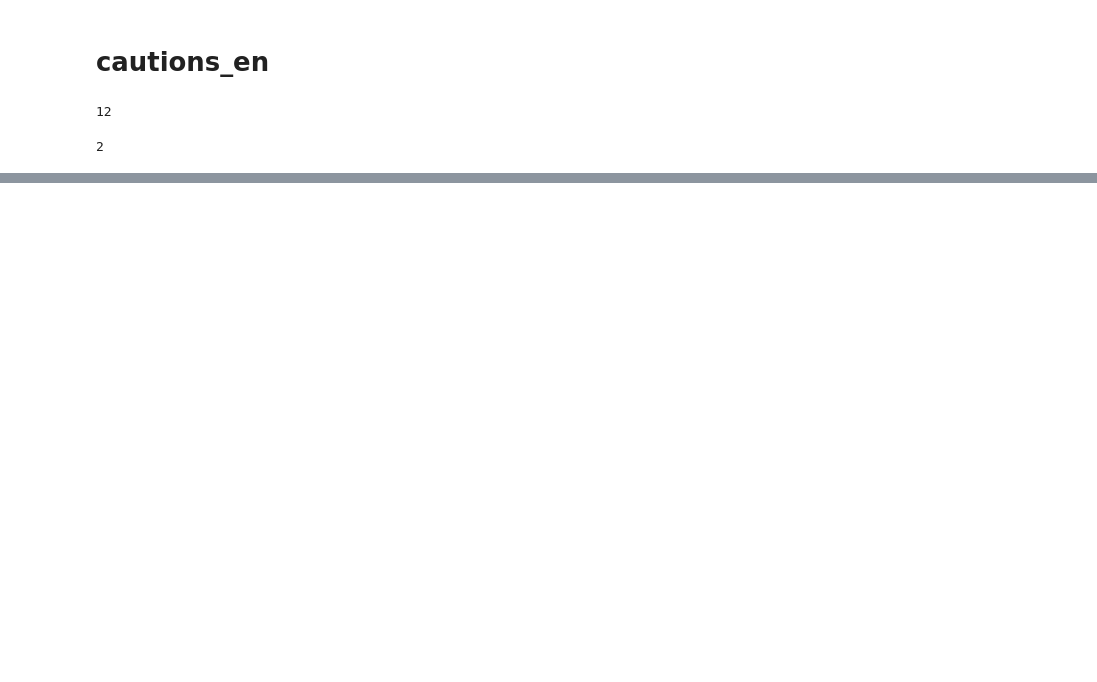
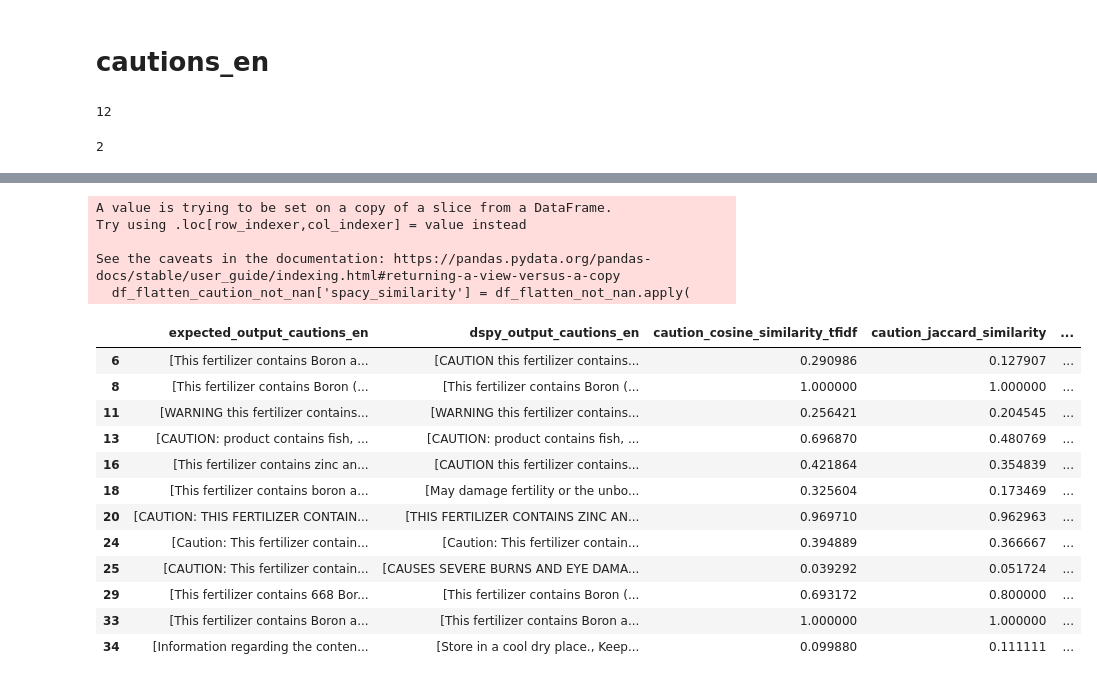
Before and after one commit to ai-cfia/fertiscan-pipeline, a Jupyter notebook: notebooks/metric.ipynb, the cells around one changed output, grey strips where cells are left out. Cells and saved outputs as stored; diff of their text form; code cells hidden in the pictures; blank space fills up the shorter version.

```diff
--- a/notebooks/metric.ipynb
+++ b/notebooks/metric.ipynb
@@ -888,0 +1056,14 @@ df_flatten[df_flatten['expected_output_cautions_en'] != df_flatten['dspy_output_
+# %%
+df_flatten_caution_not_nan = df_flatten[(df_flatten['expected_output_cautions_en'].notna()) & (df_flatten['dspy_output_cautions_en'].notna())]
+
+caution_tfidf = TfidfVectorizer()
+caution_tfidf_matrix = caution_tfidf.fit_transform(df_flatten_caution_not_nan['preprocessed_expected_output_cautions_en'] + df_flatten_caution_not_nan['preprocessed_dspy_output_cautions_en'])
+
+caution_cosine_sim = []
+for i, row in df_flatten_caution_not_nan.iterrows():
+    vec1 = caution_tfidf.transform([row['preprocessed_expected_output_cautions_en']])
+    vec2 = caution_tfidf.transform([row['preprocessed_dspy_output_cautions_en']])
+    similarity = cosine_similarity(vec1, vec2)[0][0]
+    caution_cosine_sim.append(similarity)
+
+df_flatten_caution_not_nan['caution_cosine_similarity_tfidf'] = caution_cosine_sim
@@ -888,0 +1076,2 @@ df_flatten[df_flatten['expected_output_cautions_en'] != df_flatten['dspy_output_
+# %%
+df_flatten_caution_not_nan['caution_jaccard_similarity'] = df_flatten_caution_not_nan.apply(lambda row: jaccard_similarity(row['preprocessed_expected_output_cautions_en'], row['preprocessed_dspy_output_cautions_en']), axis=1)
@@ -888,0 +1084,3 @@ df_flatten[df_flatten['expected_output_cautions_en'] != df_flatten['dspy_output_
+# %%
+# df_flatten_not_nan['caution_cosine_similarity_sentence_transformer'] = df_flatten_not_nan.apply(lambda row: calc_cosine_similarity(model, row), axis=1)
+df_flatten_caution_not_nan['cosine_similarity_sentence_transformer'] = df_flatten_caution_not_nan.apply(lambda row: general_cosine(model, row['preprocessed_expected_output_cautions_en'], row['preprocessed_dspy_output_cautions_en']), axis=1)
@@ -888,0 +1093,36 @@ df_flatten[df_flatten['expected_output_cautions_en'] != df_flatten['dspy_output_
+# %%
+spacy_model = spacy.load('en_core_web_md')
+
+# Define the similarity calculation function
+def caution_calc_spacy_similarity(model, row):
+    sentence1 = model(row['preprocessed_expected_output_cautions_en'])
+    sentence2 = model(row['preprocessed_dspy_output_cautions_en'])
+
+    return sentence1.similarity(sentence2)
+
+# Apply the similarity calculation to the DataFrame
+df_flatten_caution_not_nan['spacy_similarity'] = df_flatten_not_nan.apply(
+    lambda row: calc_spacy_similarity(spacy_model, row), axis=1
+)
+# %% [output]
+A value is trying to be set on a copy of a slice from a DataFrame.
+Try using .loc[row_indexer,col_indexer] = value instead
+
+See the caveats in the documentation: https://pandas.pydata.org/pandas-docs/stable/user_guide/indexing.html#returning-a-view-versus-a-copy
+  df_flatten_caution_not_nan['spacy_similarity'] = df_flatten_not_nan.apply(
+# %%
+df_flatten_caution_not_nan[['expected_output_cautions_en', 'dspy_output_cautions_en', 'caution_cosine_similarity_tfidf', 'caution_jaccard_similarity', 'cosine_similarity_sentence_transformer', 'spacy_similarity']]
+# %% [output]
+|  | expected_output_cautions_en | dspy_output_cautions_en | caution_cosine_similarity_tfidf | caution_jaccard_similarity | ... |
+| 6 | [This fertilizer contains Boron a... | [CAUTION this fertilizer contains... | 0.290986 | 0.127907 | ... |
+| 8 | [This fertilizer contains Boron (... | [This fertilizer contains Boron (... | 1.000000 | 1.000000 | ... |
+| 11 | [WARNING this fertilizer contains... | [WARNING this fertilizer contains... | 0.256421 | 0.204545 | ... |
+| 13 | [CAUTION: product contains fish, ... | [CAUTION: product contains fish, ... | 0.696870 | 0.480769 | ... |
+| 16 | [This fertilizer contains zinc an... | [CAUTION this fertilizer contains... | 0.421864 | 0.354839 | ... |
+| 18 | [This fertilizer contains boron a... | [May damage fertility or the unbo... | 0.325604 | 0.173469 | ... |
+| 20 | [CAUTION: THIS FERTILIZER CONTAIN... | [THIS FERTILIZER CONTAINS ZINC AN... | 0.969710 | 0.962963 | ... |
+| 24 | [Caution: This fertilizer contain... | [Caution: This fertilizer contain... | 0.394889 | 0.366667 | ... |
+| 25 | [CAUTION: This fertilizer contain... | [CAUSES SEVERE BURNS AND EYE DAMA... | 0.039292 | 0.051724 | ... |
+| 29 | [This fertilizer contains 668 Bor... | [This fertilizer contains Boron (... | 0.693172 | 0.800000 | ... |
+| 33 | [This fertilizer contains Boron a... | [This fertilizer contains Boron a... | 1.000000 | 1.000000 | ... |
+| 34 | [Information regarding the conten... | [Store in a cool dry place., Keep... | 0.099880 | 0.111111 | ... |
```
Also changed, not shown: parts of 27 cells of this notebook.
